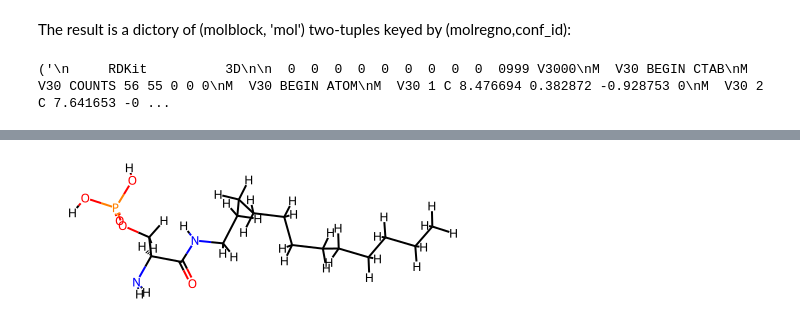
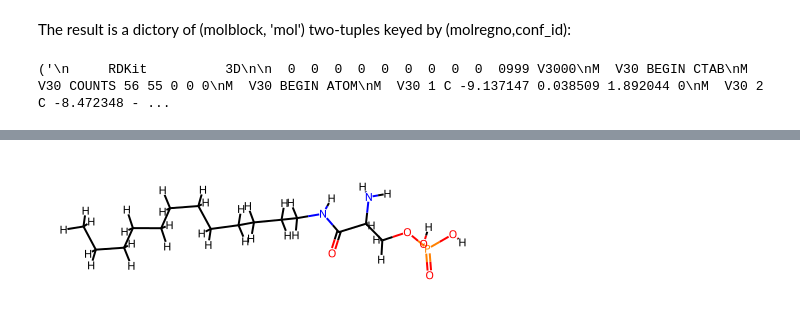
Before and after one commit to rinikerlab/lightweight-registration, a Jupyter notebook: tutorial/Register Conformers.ipynb, the cells around one changed output, grey strips where cells are left out. Cells and saved outputs as stored; diff of their text form; code cells hidden in the pictures.

```diff
--- a/tutorial/Register Conformers.ipynb
+++ b/tutorial/Register Conformers.ipynb
@@ -208,12 +207,12 @@ t = lwreg.retrieve(ids=ids_with_confids)
 # %% [markdown]
 The result is a dictory of (molblock, 'mol') two-tuples keyed by (molregno,conf_id):
 # %%
-print(t[(4,14)])
+print(t[(4,16)])
 # %% [output]
-('\n     RDKit          3D\n\n  0  0  0  0  0  0  0  0  0  0999 V3000\nM  V30 BEGIN CTAB\nM  V30 COUNTS 56 55 0 0 0\nM  V30 BEGIN ATOM\nM  V30 1 C 8.476694 0.382872 -0.928753 0\nM  V30 2 C 7.641653 -0 ...
+('\n     RDKit          3D\n\n  0  0  0  0  0  0  0  0  0  0999 V3000\nM  V30 BEGIN CTAB\nM  V30 COUNTS 56 55 0 0 0\nM  V30 BEGIN ATOM\nM  V30 1 C -9.137147 0.038509 1.892044 0\nM  V30 2 C -8.472348 - ...
 # %%
-sampleMol = Chem.MolFromMolBlock(t[(4,14)][0],removeHs=False)
+sampleMol = Chem.MolFromMolBlock(t[(4,16)][0],removeHs=False)
 sampleMol
 # %% [output]
 [interactive output not drawn]
-[figure, old version]
+[figure, new version]
```
Also changed, not shown: parts of 7 cells of this notebook, 5 other files.
